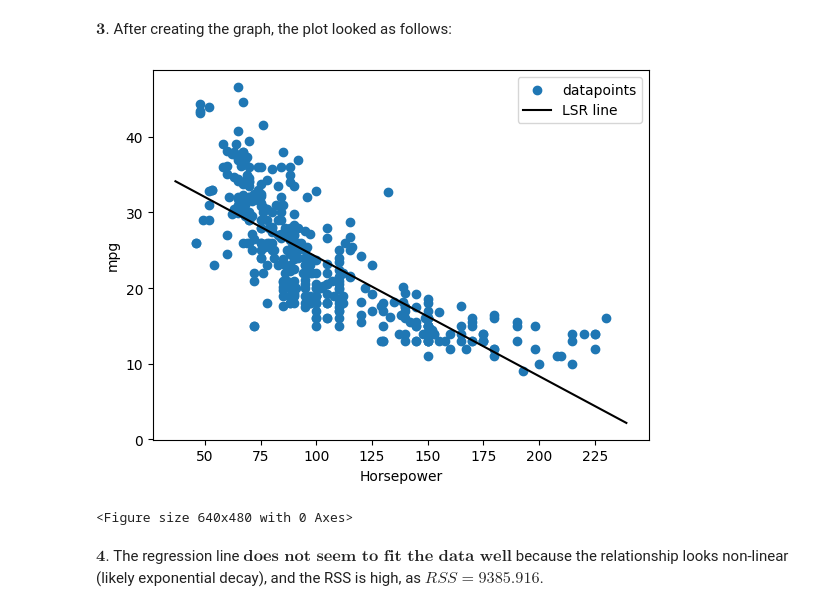
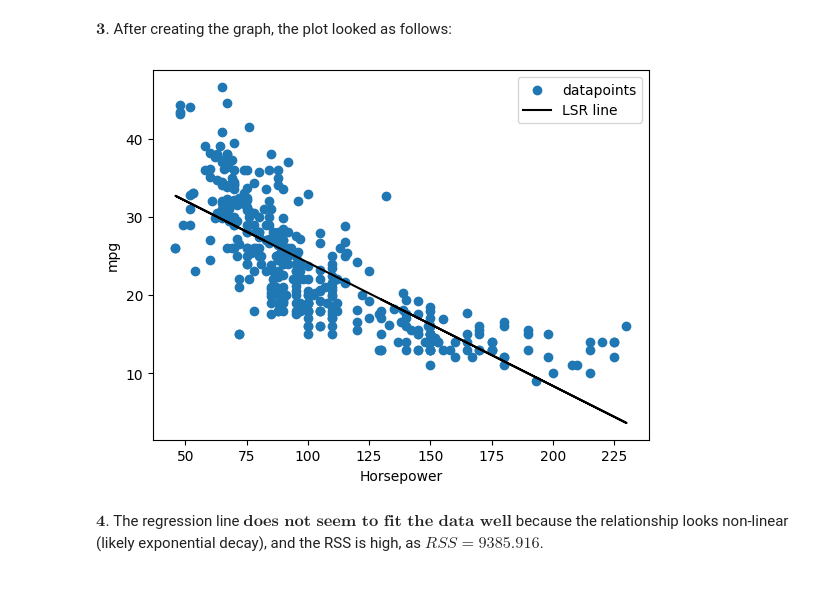
Before and after one commit to dg3358/Georgia-Tech-MATH-4803, a Jupyter notebook: HW 1/HW_1.ipynb, the cells around one changed output. Cells and saved outputs as stored; diff of their text form; code cells hidden in the pictures.

```diff
--- a/HW 1/HW_1.ipynb
+++ b/HW 1/HW_1.ipynb
@@ -313,19 +313,15 @@ Notes:
 # %% [markdown]
 $\textbf{3.}$ After creating the graph, the plot looked as follows:
 # %%
-plt.scatter(df_new["horsepower"], df_new["mpg"], label = 'datapoints');
-axes = plt.gca();
-x_vals = np.array(axes.get_xlim());
-y_vals = interceptVal + betaVal * x_vals;
-plt.plot(x_vals, y_vals, color = 'black', label = 'LSR line')
+fig, ax = plt.subplots(1,1);
+ax.scatter(df_new["horsepower"], df_new["mpg"], label = 'datapoints');
+ax.plot(df_new["horsepower"], interceptVal + betaVal*df_new["horsepower"], color = 'black', label = 'LSR line')
 plt.xlabel('Horsepower');
 plt.ylabel('mpg');
 plt.legend();
 plt.show();
-plt.clf();
 # %% [output]
-[figure, old version]
+[figure, new version]
-<Figure size 640x480 with 0 Axes>
 # %% [markdown]
 $\textbf{4.}$ The regression line $\textbf{does not seem to fit the data well}$ because the relationship looks non-linear (likely exponential decay), and the RSS is high, as $RSS = 9385.916$.
 # %% [markdown]
```
Also changed, not shown: parts of 7 cells of this notebook, 1 other file.
